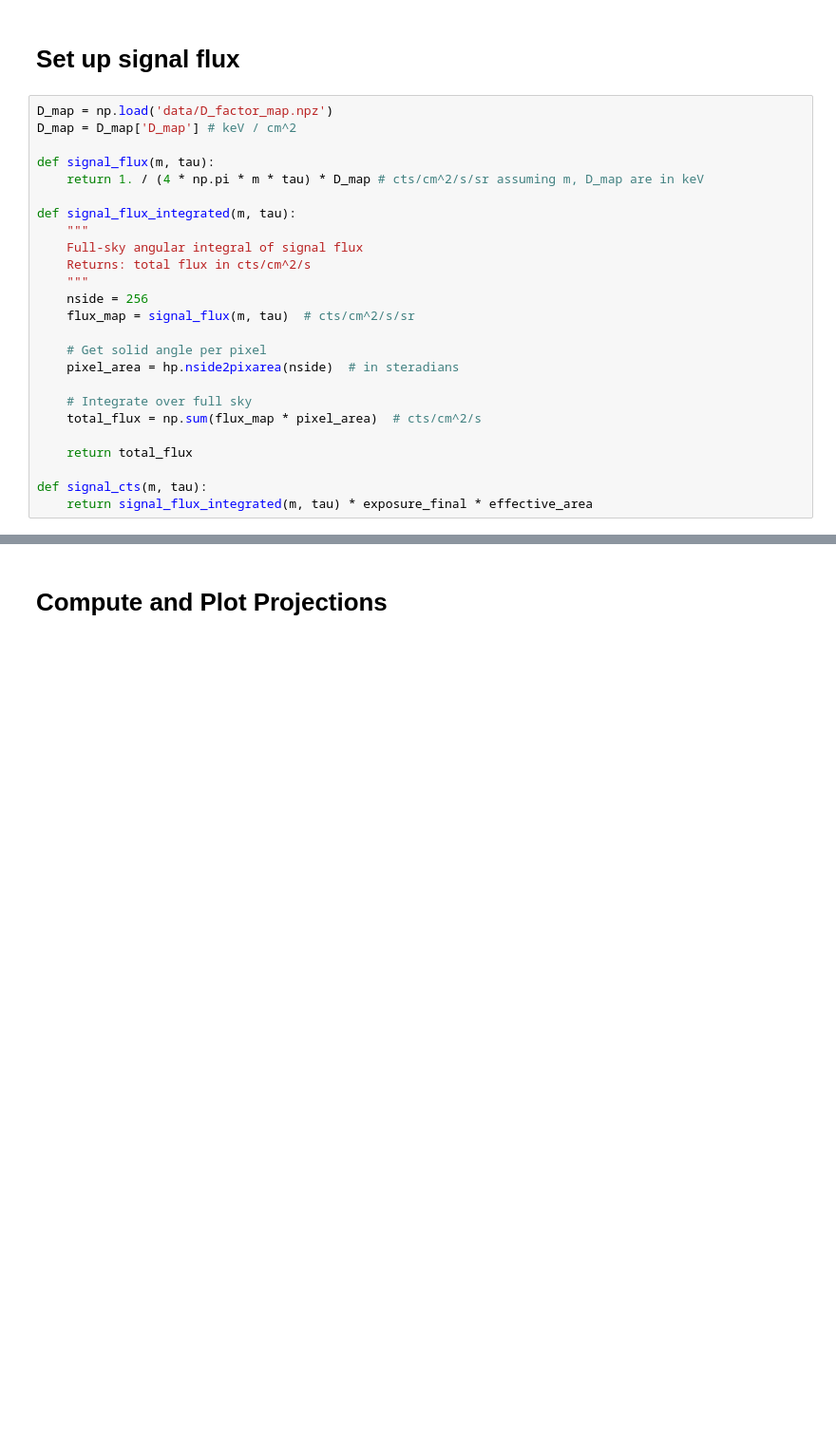
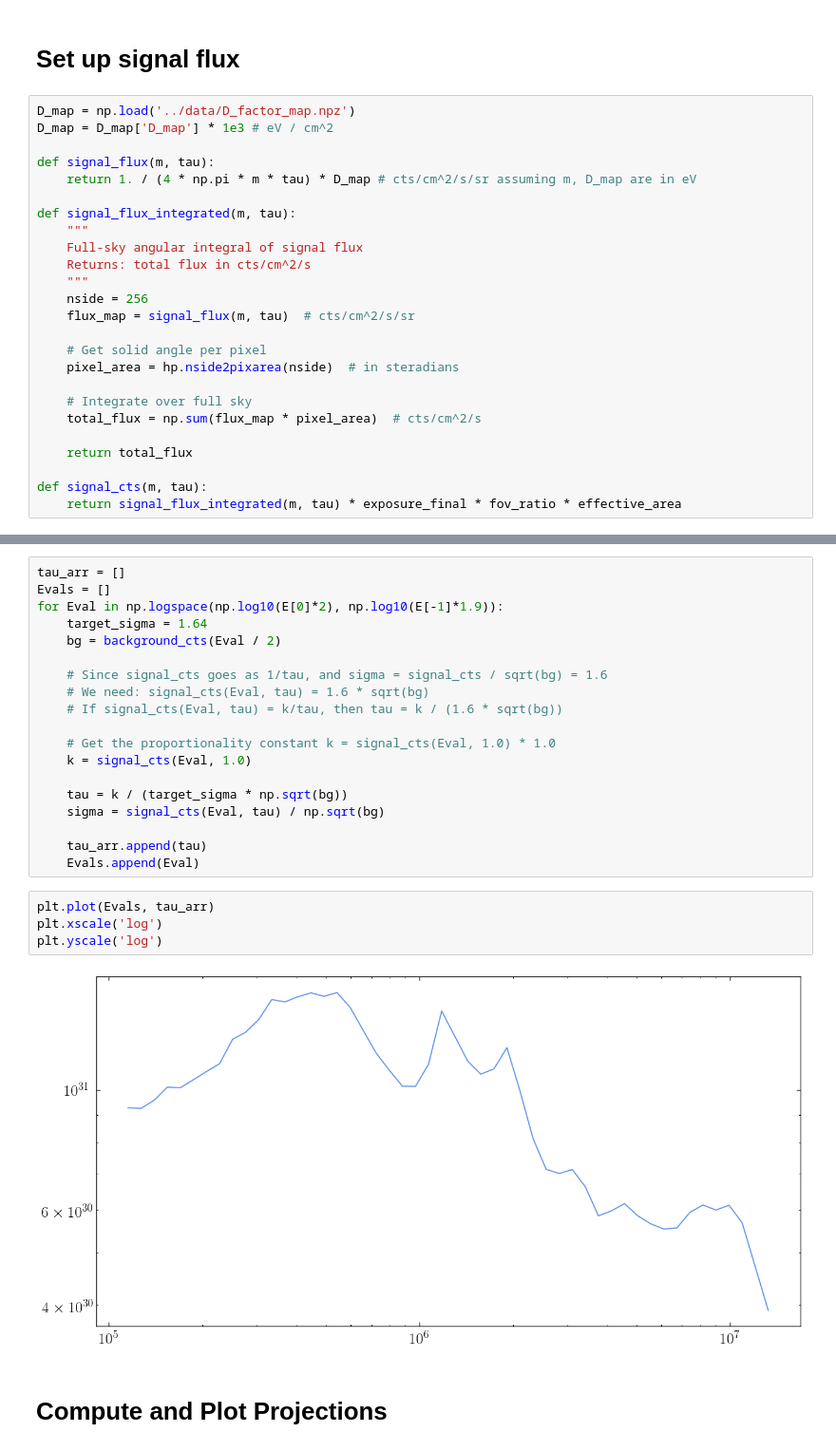
Before and after one commit to joshua-benabou/Mega_Decaying_DM_Milkyway_Analysis, a Jupyter notebook: jupyter/Integral_projections.ipynb, the cells around one changed output, grey strips where cells are left out. Shown at 95% size. Drawn from its saved outputs; the diff is of its cells as text; blank space fills up the shorter version.

```diff
--- a/jupyter/Integral_projections.ipynb
+++ b/jupyter/Integral_projections.ipynb
@@ -211,11 +218,11 @@ plt.yscale('log')
 # %% [markdown]
 # Set up signal flux
 # %%
-D_map = np.load('data/D_factor_map.npz')
-D_map = D_map['D_map'] # keV / cm^2
+D_map = np.load('../data/D_factor_map.npz')
+D_map = D_map['D_map'] * 1e3 # eV / cm^2
 
 def signal_flux(m, tau):
-    return 1. / (4 * np.pi * m * tau) * D_map # cts/cm^2/s/sr assuming m, D_map are in keV
+    return 1. / (4 * np.pi * m * tau) * D_map # cts/cm^2/s/sr assuming m, D_map are in eV
 
 def signal_flux_integrated(m, tau):
     """
@@ -234,4 +241,4 @@ def signal_flux_integrated(m, tau):
     return total_flux
 
 def signal_cts(m, tau):
-    return signal_flux_integrated(m, tau) * exposure_final * effective_area
+    return signal_flux_integrated(m, tau) * exposure_final * fov_ratio * effective_area
@@ -259,3 +245,28 @@ for Eval in np.logspace(np.log10(E[0]*2), np.log10(E[-1]*1.9)):
+# %%
+tau_arr = []
+Evals = []
+for Eval in np.logspace(np.log10(E[0]*2), np.log10(E[-1]*1.9)):
+    target_sigma = 1.64
+    bg = background_cts(Eval / 2)
+
+    # Since signal_cts goes as 1/tau, and sigma = signal_cts / sqrt(bg) = 1.6
+    # We need: signal_cts(Eval, tau) = 1.6 * sqrt(bg)
+    # If signal_cts(Eval, tau) = k/tau, then tau = k / (1.6 * sqrt(bg))
+
+    # Get the proportionality constant k = signal_cts(Eval, 1.0) * 1.0
+    k = signal_cts(Eval, 1.0)
+
+    tau = k / (target_sigma * np.sqrt(bg))
+    sigma = signal_cts(Eval, tau) / np.sqrt(bg)
+
+    tau_arr.append(tau)
+    Evals.append(Eval)
+# %%
+plt.plot(Evals, tau_arr)
+plt.xscale('log')
+plt.yscale('log')
+# %% [output]
+[figure, added]
 # %% [markdown]
 # Compute and Plot Projections
 # %%
```
Also changed, not shown: parts of 4 cells of this notebook, 4 other files.
